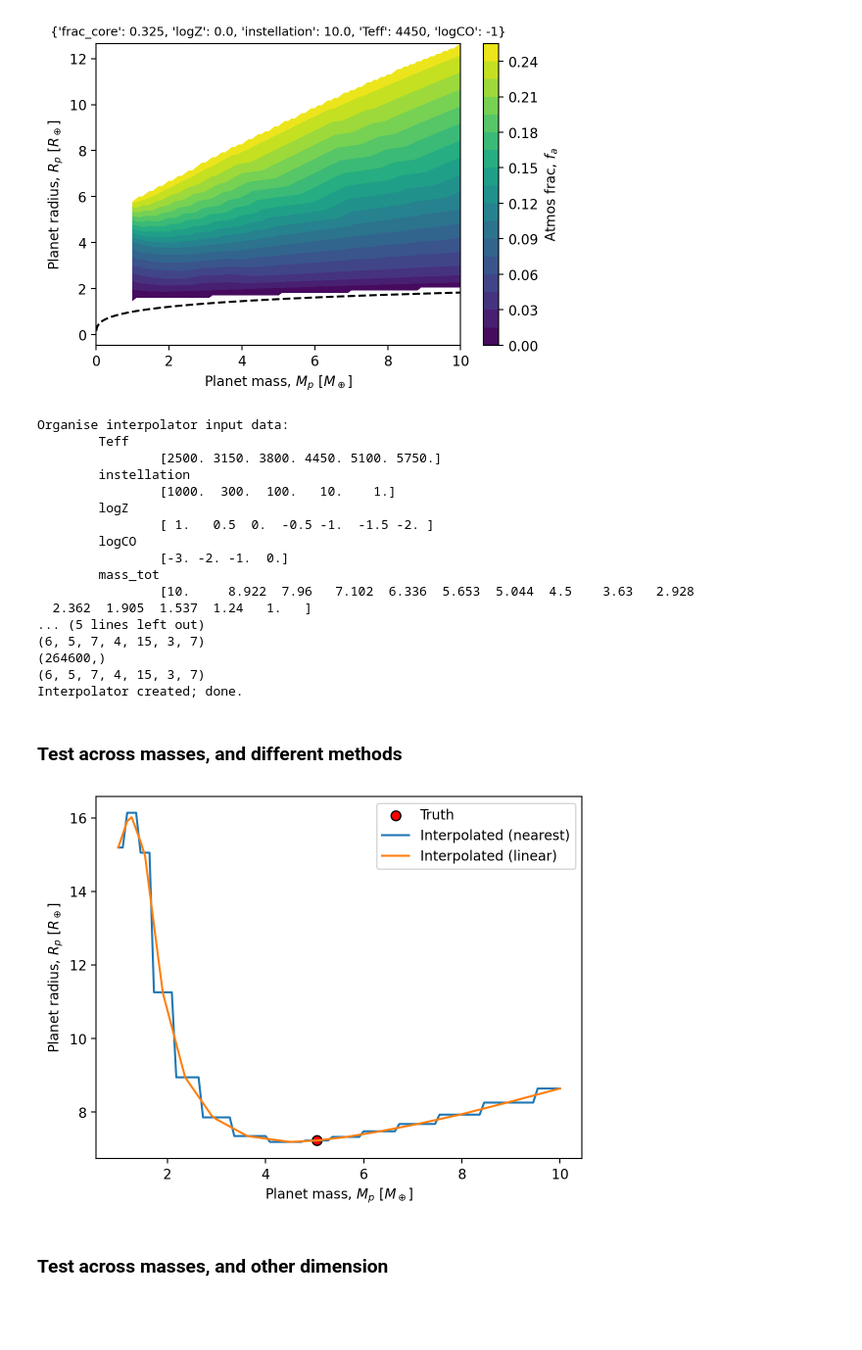
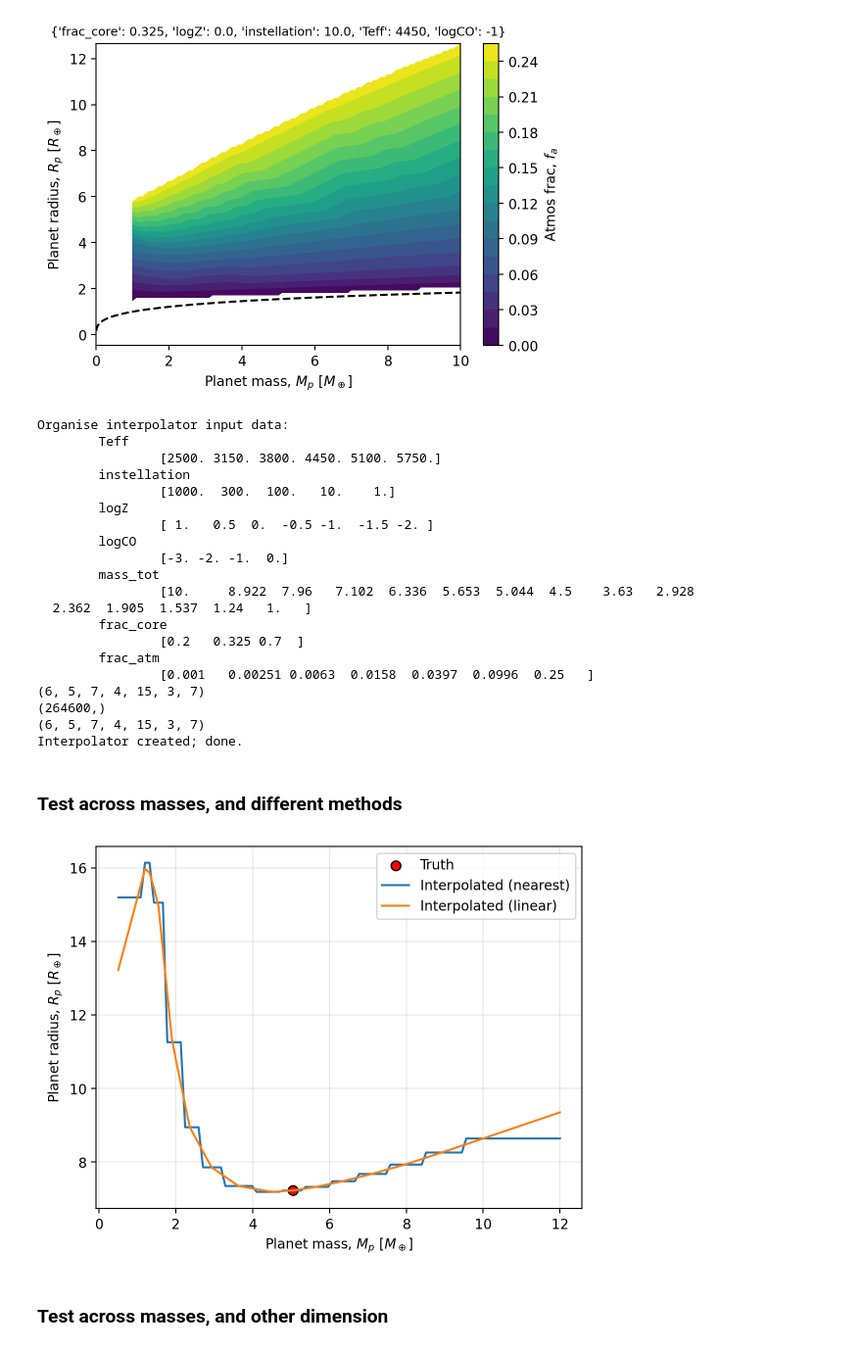
Before and after one commit to nichollsh/InferAGNI, a Jupyter notebook: notebooks/test.ipynb, the cells around one changed output. Shown at 98% size. Saved outputs shown, nothing was run; the diff lists cells and outputs as text; code cells hidden in the pictures; blank space fills up the shorter version.

```diff
--- a/notebooks/test.ipynb
+++ b/notebooks/test.ipynb
@@ -118,12 +118,6 @@ y range: 1.49 - 12.65
 [figure]
 # %%
 # gather data
-
-# nsamps = 10_000
-# nsamps = min(nsamps, len(gr.data))
-# mask = np.random.randint(0, len(gr.data), nsamps)
-# print("Samples used to construct interpolator:", len(mask))
-
 subdata = deepcopy(gr.data)
 subdata[subdata['succ'] < 0.0] = 0.0 # failed cases
 
@@ -137,26 +131,17 @@ for i,gp in enumerate(grid_points):
     print("\t"+k)
 
     # scale data
-    xx = gp#*ia.plot.units[k][0]
-    # if ia.plot.units[k][1] == "log":
-    #     xx = np.log10(xx)
+    xx = ia.util.undimen(gp,k)
     print(f"\t\t{xx}")
     xyz.append(xx)
 
-print(xyz[0])
-
-# xyz = np.array(xyz, copy=True, dtype=arr_dtype).T
-# print(xyz.shape)
-
 # meshgrid the axes
 xyz_g = np.meshgrid(*xyz, indexing='ij')
-
 print(xyz_g[0].shape)
 
+# arrange value to be interpolated
 vkey = "r_phot"
-v = gr.data[vkey].values*ia.plot.units[vkey][0]
-if ia.const.units[vkey][1] == "log":
-    v = np.log10(v)
+v = ia.util.undimen(gr.data[vkey].values, vkey)
 v = np.array(v, copy=True, dtype=arr_dtype)
 print(v.shape)
 
@@ -168,7 +153,7 @@ print(v_g.shape)
 
 # instantiate regular interpolator
 fill = None        # Extrapolate
-method = "nearest"  # “linear”, “nearest”,   spline methods: “slinear”, “cubic”, “quintic” and “pchip”.
+method = "linear"  # “linear”, “nearest”,   spline methods: “slinear”, “cubic”, “quintic” and “pchip”.
 interp = RegularGridInterpolator(xyz, v_g,
                                  fill_value=fill, bounds_error=False, method=method)
 
@@ -186,7 +171,10 @@ Organise interpolator input data:
         mass_tot
                 [10.     8.922  7.96   7.102  6.336  5.653  5.044  4.5    3.63   2.928
   2.362  1.905  1.537  1.24   1.   ]
-... (5 lines left out)
+        frac_core
+                [0.2   0.325 0.7  ]
+        frac_atm
+                [0.001   0.00251 0.0063  0.0158  0.0397  0.0996  0.25   ]
 (6, 5, 7, 4, 15, 3, 7)
 (264600,)
 (6, 5, 7, 4, 15, 3, 7)
@@ -196,29 +184,31 @@ Interpolator created; done.
 # %%
 
 fig,ax = plt.subplots(1,1)
 
 idx = 100_000
 eval_loc = {k: gr.data[k].values[idx] for k in gr.input_keys}
 
-val_tru = gr.data["r_phot"].values[idx] * ia.plot.units["r_phot"][0]
+val_tru = ia.util.undimen(gr.data["r_phot"].values[idx],"r_phot")
 ax.scatter(eval_loc["mass_tot"], val_tru, s=50, c='r', label="Truth", edgecolors='k')
 
 for method in ("nearest","linear",):
 
-    mass_arr = np.linspace(1.0, 10, 100)
+    mass_arr = np.linspace(0.5, 12, 100)
     val_est = []
     for mass in mass_arr:
         eval_loc["mass_tot"] = mass
         val_est.append(interp([*eval_loc.values()], method=method))
+    # val_est = ia.util.redimen(val_est, "r_phot")
 
     ax.plot(mass_arr, val_est, label=f"Interpolated ({method})")
 
-ax.set(xlabel=ia.plot.units["mass_tot"][2], ylabel=ia.plot.units["r_phot"][2])
+ax.set(xlabel=ia.util.varprops["mass_tot"].label, ylabel=ia.util.varprops["r_phot"].label)
 ax.legend()
+ax.grid(zorder=-2, alpha=0.3)
 
 plt.show()
 # %% [output]
-[figure, old version]
+[figure, new version]
 # %% [markdown]
 ### Test across masses, and other dimension
 # %%
```
Also changed, not shown: parts of 2 cells of this notebook, 5 other files.
